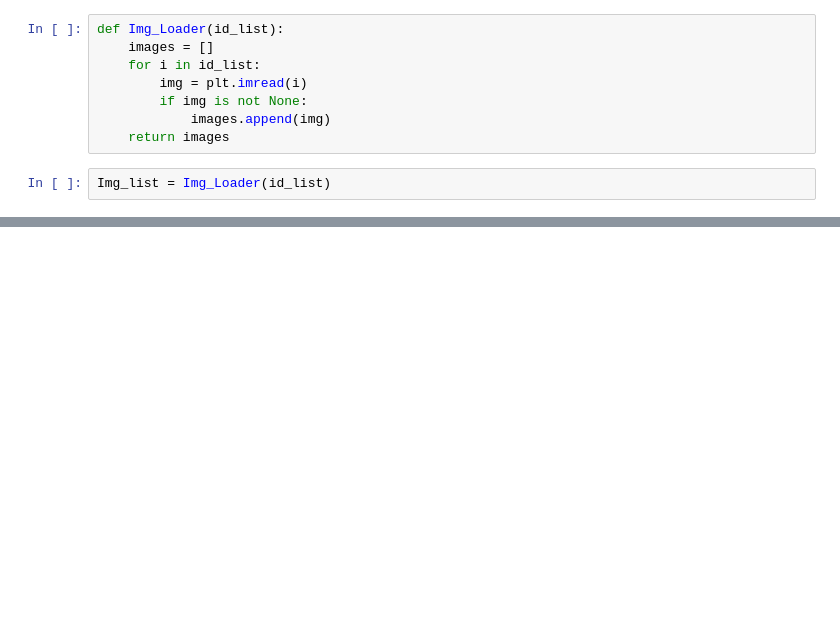
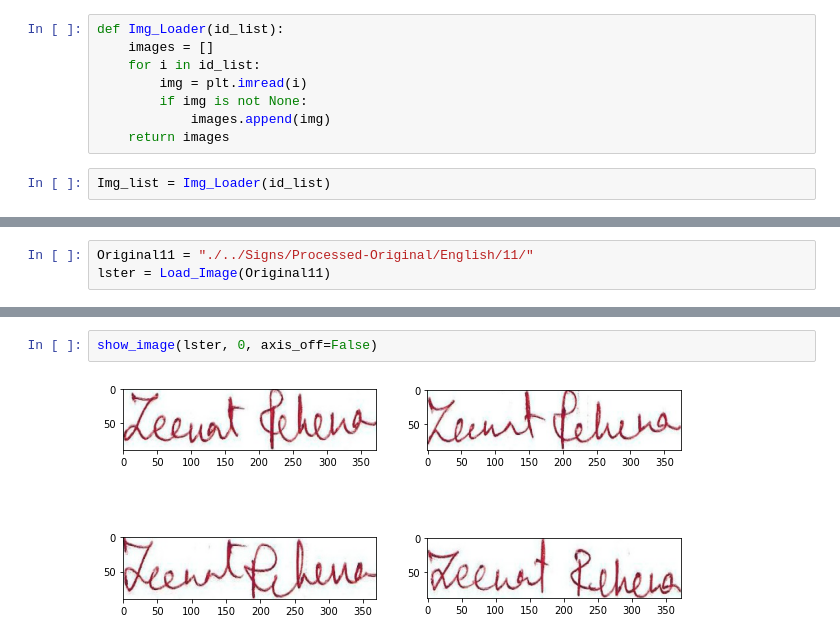
Before and after one commit to RamizSarfaraj/forged_signature_detection, a Jupyter notebook: src/walking.ipynb, the cells around one changed output, grey strips where cells are left out. Saved outputs shown, nothing was run; the diff lists cells and outputs as text; blank space fills up the shorter version.

```diff
--- a/src/walking.ipynb
+++ b/src/walking.ipynb
@@ -44,0 +59,3 @@ Img_list = np.array
+# %%
+Original11 = "./../Signs/Processed-Original/English/11/"
+lster = Load_Image(Original11)
@@ -44,0 +66,4 @@ Img_list = np.array
+# %%
+show_image(lster, 0, axis_off=False)
+# %% [output]
+[figure, added]
```
Also changed, not shown: parts of 14 cells of this notebook.
